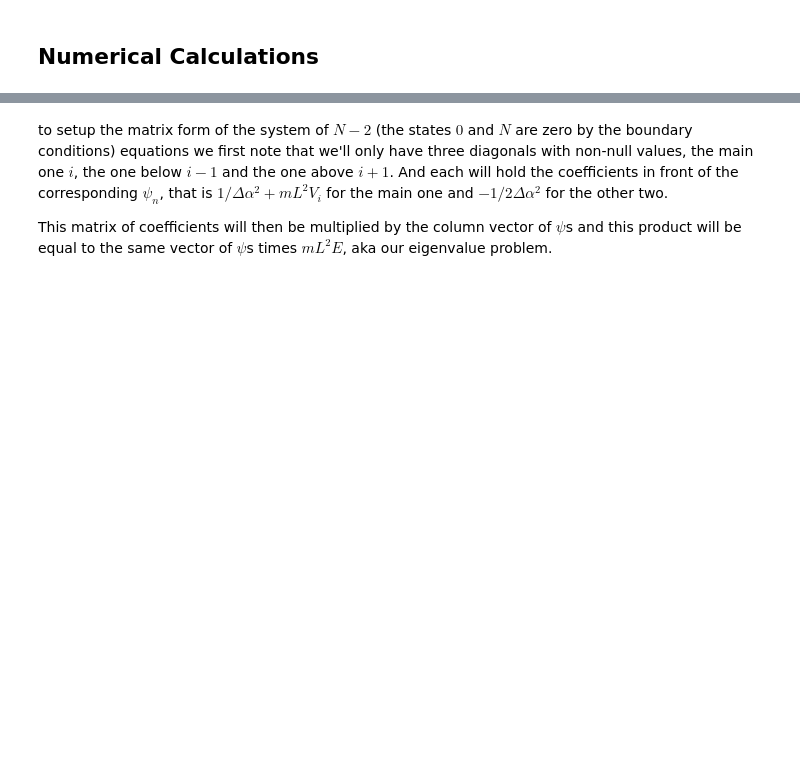
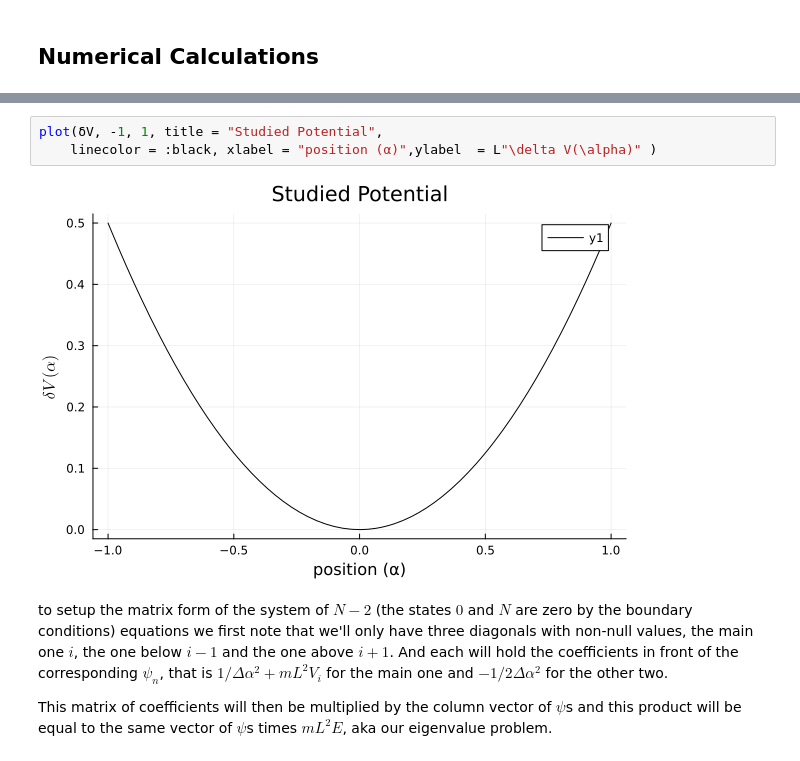
Before and after one commit to uriballo/computational-physics, a Jupyter notebook: numerical-schrodinger-equation/one-dimensional-solution/1d-numerical-schrodinger-equation.ipynb, the cells around one changed output, grey strips where cells are left out. Drawn from its saved outputs; the diff is of its cells as text; blank space fills up the shorter version.

```diff
--- a/numerical-schrodinger-equation/one-dimensional-solution/1d-numerical-schrodinger-equation.ipynb
+++ b/numerical-schrodinger-equation/one-dimensional-solution/1d-numerical-schrodinger-equation.ipynb
@@ -48,3 +75,8 @@ plot(mL²V, 0, 1, title = "Studied Potential",
+# %%
+plot(δV, -1, 1, title = "Studied Potential",
+    linecolor = :black, xlabel = "position (α)",ylabel  = L"\delta V(\alpha)" )
+# %% [output]
+[figure, added]
 # %% [markdown]
 to setup the matrix form of the system of $N-2$ (the states $0$ and $N$ are zero by the boundary conditions) equations we first note that we'll only have three diagonals with non-null values, the main one $i$, the one below $i-1$ and the one above $i+1$. And each will hold the coefficients in front of the corresponding $\psi_n$, that is $1/\Delta\alpha^2+mL^2V_i$ for the main one and $-1/2\Delta \alpha^2$ for the other two.
 
```
Also changed, not shown: parts of 12 cells of this notebook, 3 other files.
